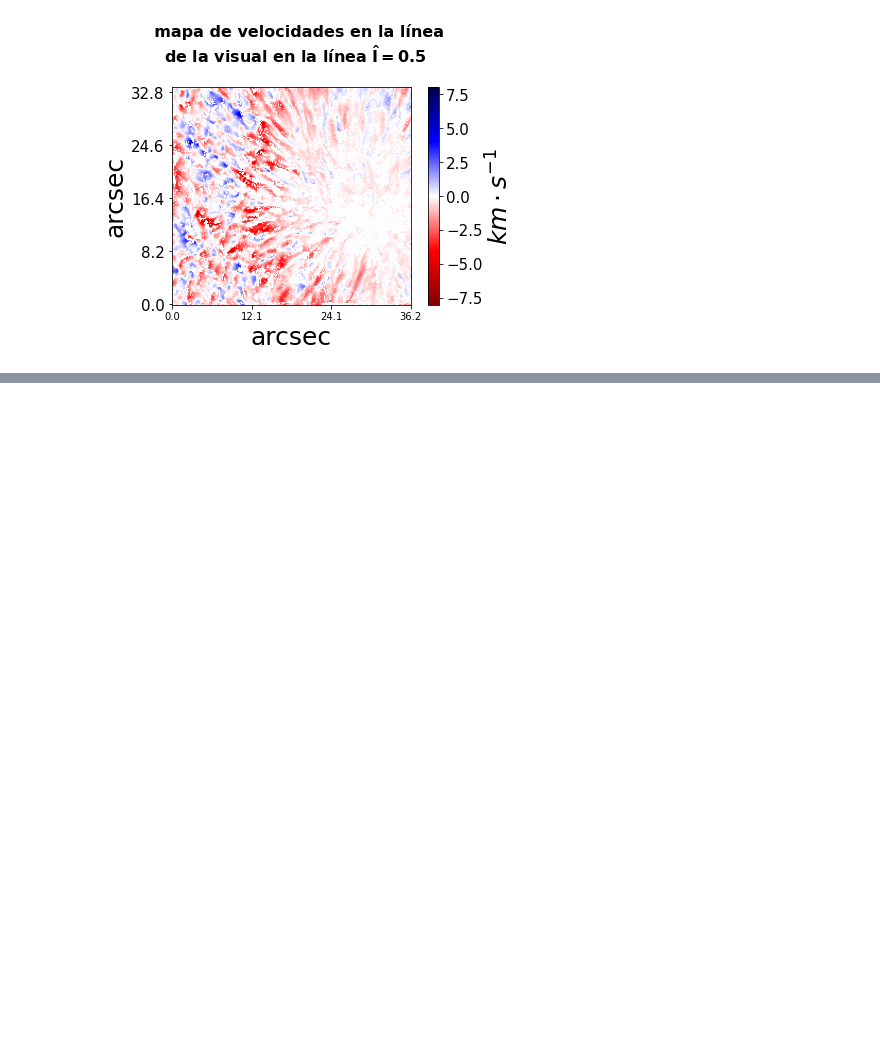
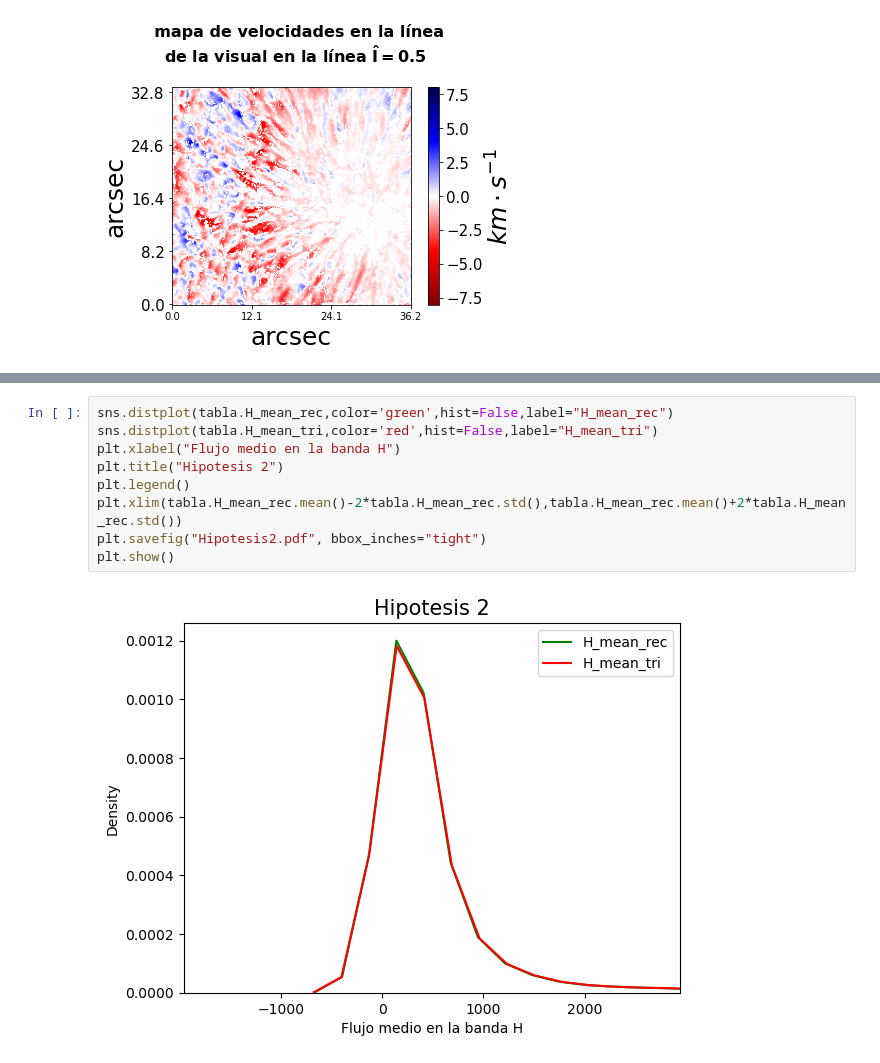
Before and after one commit to oscarcalv/Primer-Parcial-de-Fisica-Computacional, a Jupyter notebook: cuaderno_parcial.ipynb, the cells around one changed output, grey strips where cells are left out. Saved outputs shown, nothing was run; the diff lists cells and outputs as text; blank space fills up the shorter version.

```diff
--- a/cuaderno_parcial.ipynb
+++ b/cuaderno_parcial.ipynb
@@ -571,0 +567,11 @@ print(tabla.R_mean
+# %%
+sns.distplot(tabla.H_mean_rec,color='green',hist=False,label="H_mean_rec")
+sns.distplot(tabla.H_mean_tri,color='red',hist=False,label="H_mean_tri")
+plt.xlabel("Flujo medio en la banda H")
+plt.title("Hipotesis 2")
+plt.legend()
+plt.xlim(tabla.H_mean_rec.mean()-2*tabla.H_mean_rec.std(),tabla.H_mean_rec.mean()+2*tabla.H_mean_rec.std())
+plt.savefig("Hipotesis2.pdf", bbox_inches="tight")
+plt.show()
+# %% [output]
+[figure, added]
```
Also changed, not shown: parts of 16 cells of this notebook, 10 other files.
